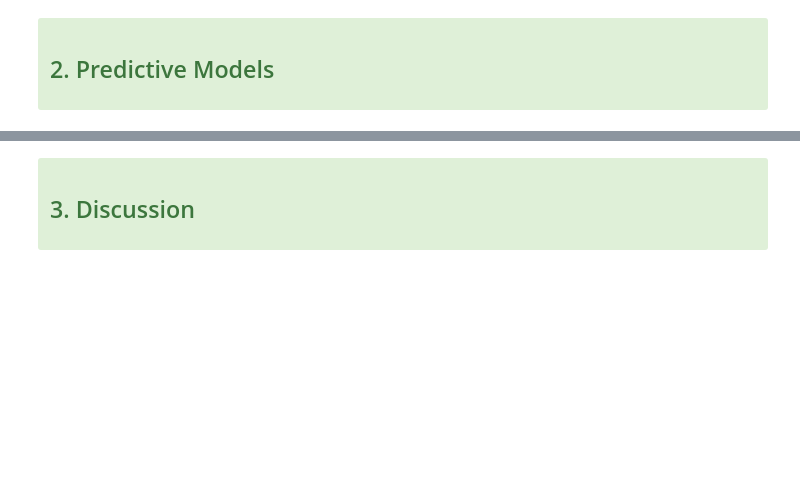
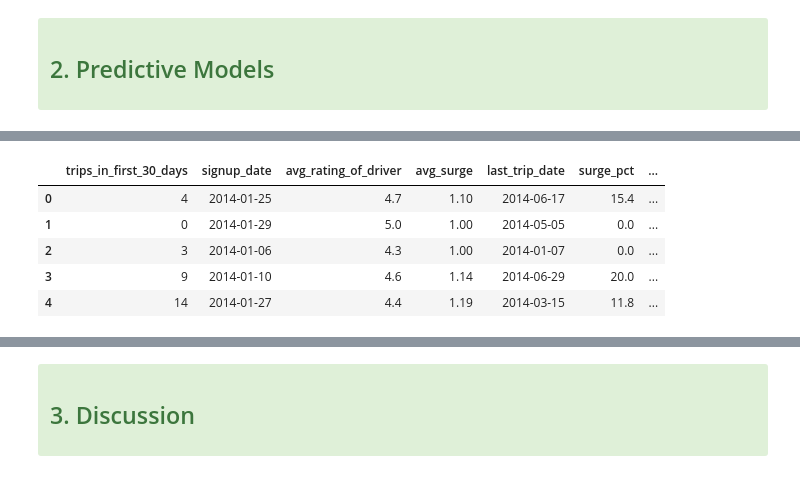
Before and after one commit to truc-tran/Springboard-DataScience, a Jupyter notebook: Ultimate Technologies Inc./Truc_Tran_Ultimate_Challenge.ipynb, the cells around one changed output, grey strips where cells are left out. Drawn from its saved outputs; the diff is of its cells as text; code cells hidden in the pictures; blank space fills up the shorter version.

```diff
--- a/Ultimate Technologies Inc./Truc_Tran_Ultimate_Challenge.ipynb
+++ b/Ultimate Technologies Inc./Truc_Tran_Ultimate_Challenge.ipynb
@@ -703,0 +720,13 @@ fig.tight_layout()
+# %%
+# Create dummy variables for categorical features
+df = pd.get_dummies(df,columns=['city','phone','ultimate_black_user'])
+
+# All features need for training model
+df.head()
+# %% [output]
+|  | trips_in_first_30_days | signup_date | avg_rating_of_driver | avg_surge | last_trip_date | surge_pct | ... |
+| 0 | 4 | 2014-01-25 | 4.7 | 1.10 | 2014-06-17 | 15.4 | ... |
+| 1 | 0 | 2014-01-29 | 5.0 | 1.00 | 2014-05-05 | 0.0 | ... |
+| 2 | 3 | 2014-01-06 | 4.3 | 1.00 | 2014-01-07 | 0.0 | ... |
+| 3 | 9 | 2014-01-10 | 4.6 | 1.14 | 2014-06-29 | 20.0 | ... |
+| 4 | 14 | 2014-01-27 | 4.4 | 1.19 | 2014-03-15 | 11.8 | ... |
```
Also changed, not shown: parts of 13 cells of this notebook.
